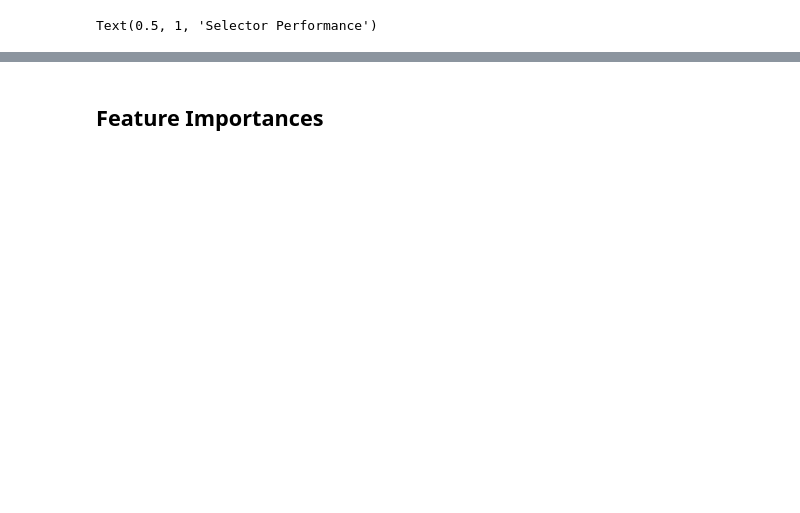
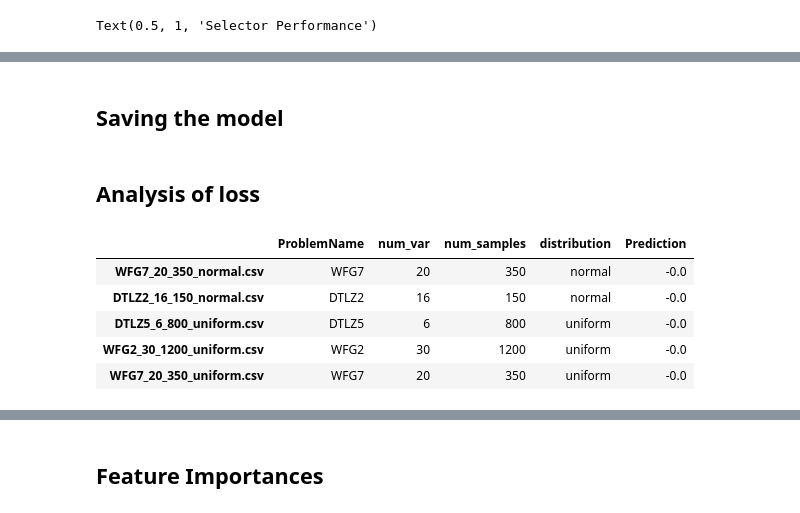
Before and after one commit to light-weaver/ModelSelector, a Jupyter notebook: Classification.ipynb, the cells around one changed output, grey strips where cells are left out. Cells and saved outputs as stored; diff of their text form; code cells hidden in the pictures; blank space fills up the shorter version.

Commit message:
Did selector performance analysis

```diff
--- a/Classification.ipynb
+++ b/Classification.ipynb
@@ -142,0 +143,2 @@ loss_compare.describe()
+# %% [markdown]
+## Saving the model
@@ -142,0 +150,24 @@ loss_compare.describe()
+# %% [markdown]
+## Analysis of loss
+# %%
+# To get the problem characteristics out of the filename:
+
+columns = {'ProblemName':0, 'num_var':1, 'num_samples':2, 'distribution':3}
+
+characteristics = pd.DataFrame(index=loss_prediction.index, columns=columns)
+for index in characteristics.index:
+    for column in columns:
+        characteristics[column][index] = index.split('.')[0].split('_')[columns[column]]
+characteristics['num_var'] = characteristics['num_var'].astype(int)
+characteristics['num_samples'] = characteristics['num_samples'].astype(int)
+
+selector_performance = characteristics.join(loss_prediction)
+
+selector_performance.head()
+# %% [output]
+|  | ProblemName | num_var | num_samples | distribution | Prediction |
+| WFG7_20_350_normal.csv | WFG7 | 20 | 350 | normal | -0.0 |
+| DTLZ2_16_150_normal.csv | DTLZ2 | 16 | 150 | normal | -0.0 |
+| DTLZ5_6_800_uniform.csv | DTLZ5 | 6 | 800 | uniform | -0.0 |
+| WFG2_30_1200_uniform.csv | WFG2 | 30 | 1200 | uniform | -0.0 |
+| WFG7_20_350_uniform.csv | WFG7 | 20 | 350 | uniform | -0.0 |
```
Also changed, not shown: parts of 12 cells of this notebook, 1 other file.
